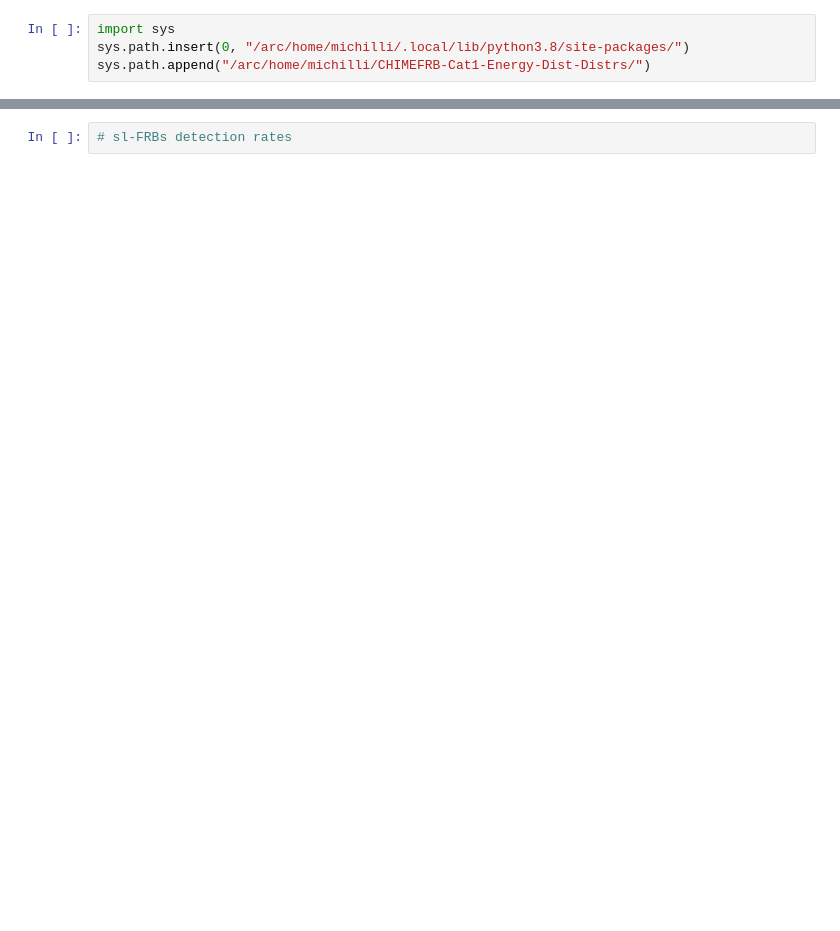
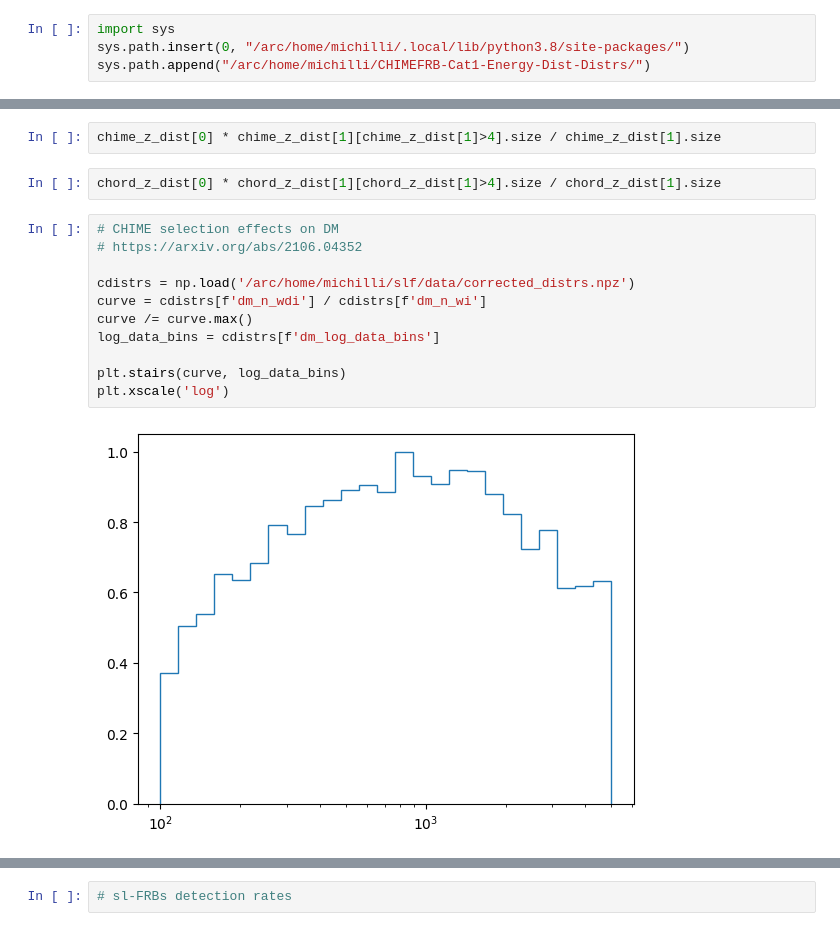
Before and after one commit to danielemichilli/slf, a Jupyter notebook: Gravitational_Lensing.ipynb, the cells around one changed output, grey strips where cells are left out. Saved outputs shown, nothing was run; the diff lists cells and outputs as text; blank space fills up the shorter version.

```diff
--- a/Gravitational_Lensing.ipynb
+++ b/Gravitational_Lensing.ipynb
@@ -1770,0 +1559,17 @@ number_of_simulated_frbs
+# %%
+chime_z_dist[0] * chime_z_dist[1][chime_z_dist[1]>4].size / chime_z_dist[1].size
+# %%
+chord_z_dist[0] * chord_z_dist[1][chord_z_dist[1]>4].size / chord_z_dist[1].size
+# %%
+# CHIME selection effects on DM
+# https://arxiv.org/abs/2106.04352
+
+cdistrs = np.load('/arc/home/michilli/slf/data/corrected_distrs.npz')
+curve = cdistrs[f'dm_n_wdi'] / cdistrs[f'dm_n_wi']
+curve /= curve.max()
+log_data_bins = cdistrs[f'dm_log_data_bins']
+
+plt.stairs(curve, log_data_bins)
+plt.xscale('log')
+# %% [output]
+[figure, added]
```
Also changed, not shown: parts of 228 cells of this notebook.
